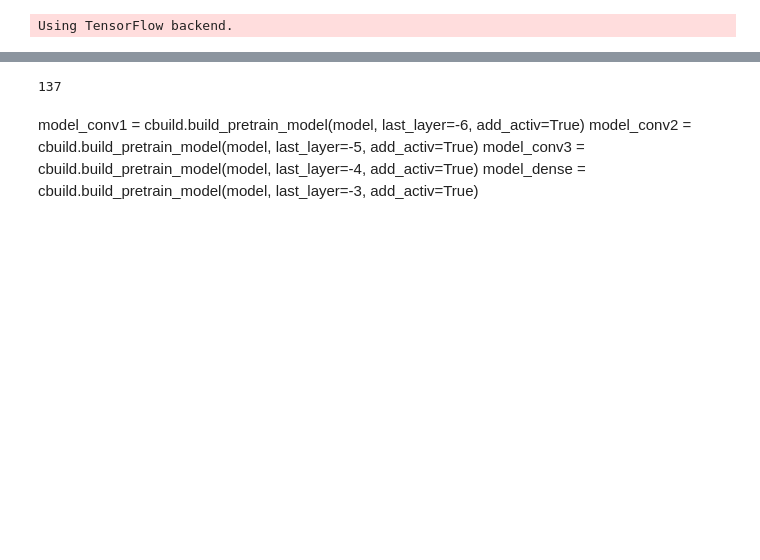
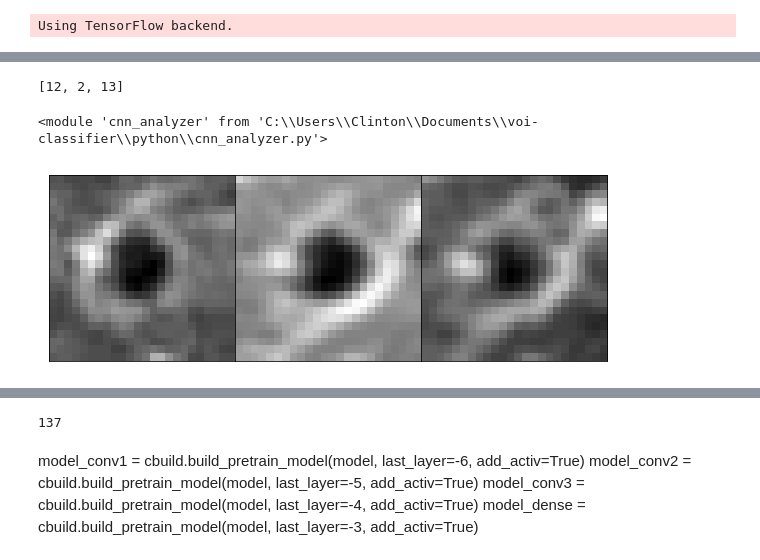
Before and after one commit to clintonjwang/voi-classifier, a Jupyter notebook: python/feature-vis.ipynb, the cells around one changed output, grey strips where cells are left out. Saved outputs shown, nothing was run; the diff lists cells and outputs as text; code cells hidden in the pictures; blank space fills up the shorter version.

```diff
--- a/python/feature-vis.ipynb
+++ b/python/feature-vis.ipynb
@@ -58,0 +182,11 @@ model_trunc = cbuild.build_pretrain_model(model, last_layer=-2)
+# %%
+cls = 'colorectal'
+cls_img_set = orig_data_dict[cls][0]
+
+#13064153_3 hcc, E101427178_0
+#E105724706_3 crc, E101346528_0
+#E102095465_0 icc
+#12207268_0 cyst
+#12239783_0 hemangioma 13038029_1
+#E106010098_0 fnh
+list(orig_data_dict[cls][1]).index('E101346528_0')
@@ -58,0 +195,18 @@ model_trunc = cbuild.build_pretrain_model(model, last_layer=-2)
+# %%
+#cls_activ_set = model_conv3_pre.predict(cls_img_set)
+
+img_id = 125
+x = cls_img_set[img_id]
+
+#h_ic = [model_conv1_pre.predict(np.expand_dims(np.rot90(x,r),0))[0] for r in range(4)]
+#h_ic = [model_conv2_pre.predict(np.expand_dims(np.rot90(x,r),0))[0] for r in range(4)]
+h_ic = [model_conv3_pre.predict(np.expand_dims(np.rot90(x,r),0))[0] for r in range(4)]
+
+h_ic_plus = h_ic
+for r in range(4):
+    h_ic_plus[r][h_ic_plus[r] < 0] = 0
+
+h_ic_rot = [np.rot90(h_ic_plus[r], 4-r) for r in range(4)] #rotated back into original frame
+
+h_ic_rot = np.array(h_ic_rot)
+test_neurons = h_ic_rot.mean(0)
@@ -58,0 +524,8 @@ model_trunc = cbuild.build_pretrain_model(model, last_layer=-2)
+# %%
+relevant_features
+# %% [output]
+[12, 2, 13]
+# %%
+importlib.reload(cnna)
+# %% [output]
+<module 'cnn_analyzer' from 'C:\\Users\\Clinton\\Documents\\voi-classifier\\python\\cnn_analyzer.py'>
@@ -58,0 +534,4 @@ model_trunc = cbuild.build_pretrain_model(model, last_layer=-2)
+# %%
+hf.draw_slices(x)
+# %% [output]
+[figure, added]
```
Also changed, not shown: parts of 130 cells of this notebook, 2 other files.
